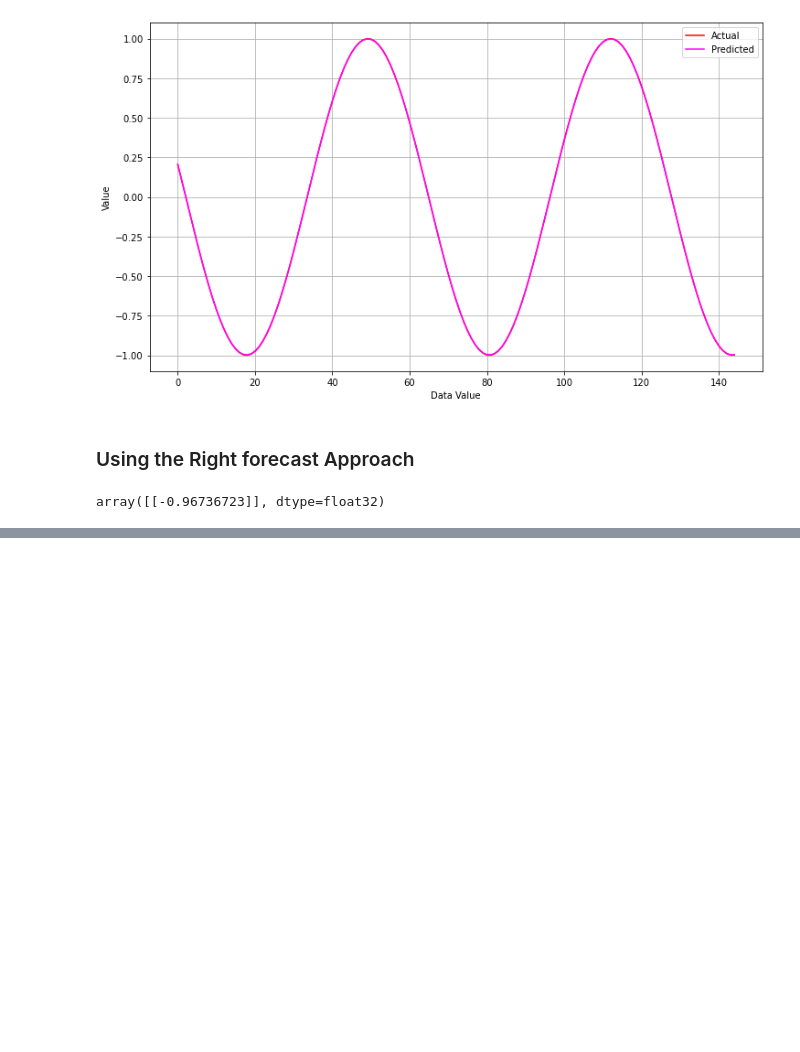
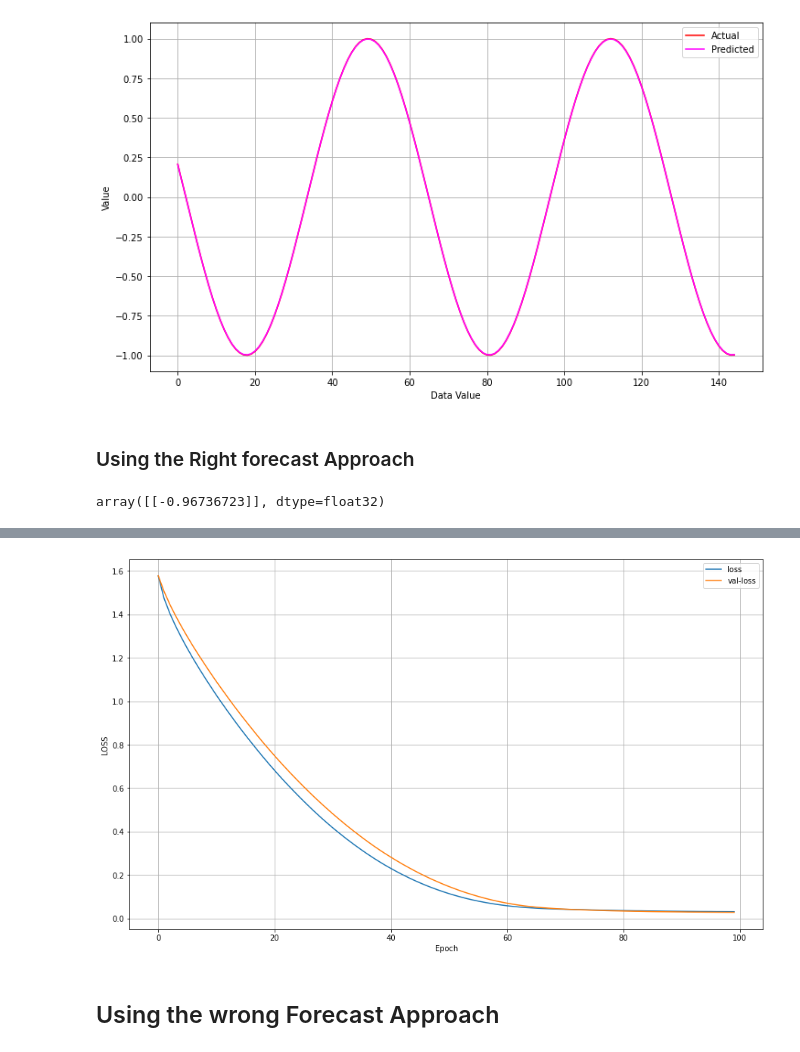
Before and after one commit to HarshitDawar55/Machine_And_Deep_Learning, a Jupyter notebook: Projects/Deep_Learning_Projects/AutoRegressor-Model-RNN-Basics/AutoRegressor Model.ipynb, the cells around one changed output, grey strips where cells are left out. Saved outputs shown, nothing was run; the diff lists cells and outputs as text; code cells hidden in the pictures; blank space fills up the shorter version.

```diff
--- a/Projects/Deep_Learning_Projects/AutoRegressor-Model-RNN-Basics/AutoRegressor Model.ipynb
+++ b/Projects/Deep_Learning_Projects/AutoRegressor-Model-RNN-Basics/AutoRegressor Model.ipynb
@@ -137,0 +189,13 @@ plt.show()
+# %%
+plt.figure(figsize = (15,9))
+plt.plot(trainedModel.history["loss"], label = "loss")
+plt.plot(trainedModel.history["val_loss"], label = "val-loss")
+plt.xlabel("Epoch")
+plt.ylabel("LOSS")
+plt.legend()
+plt.grid()
+plt.show()
+# %% [output]
+[figure, added]
+# %% [markdown]
+## Using the wrong Forecast Approach
```
Also changed, not shown: parts of 12 cells of this notebook.
